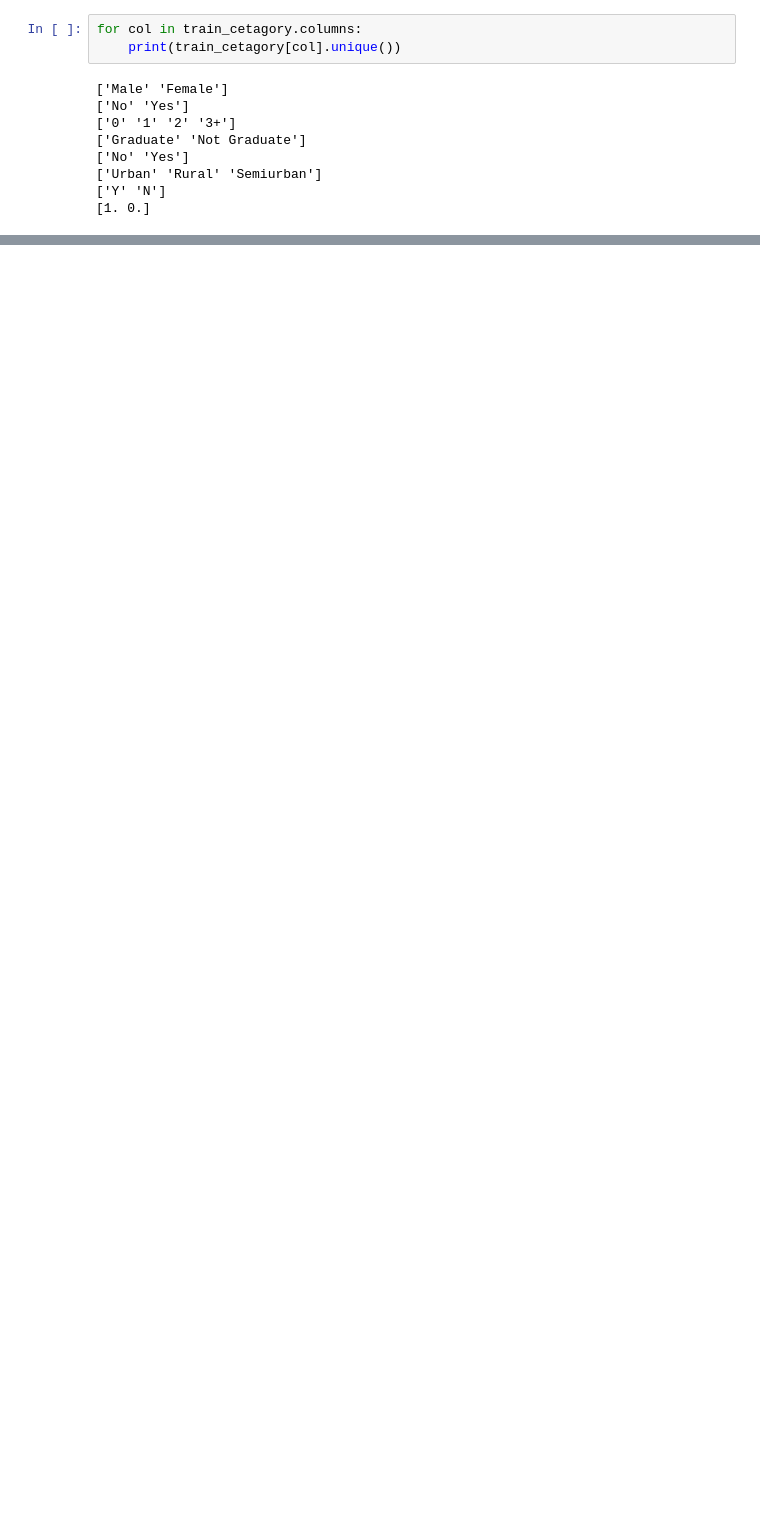
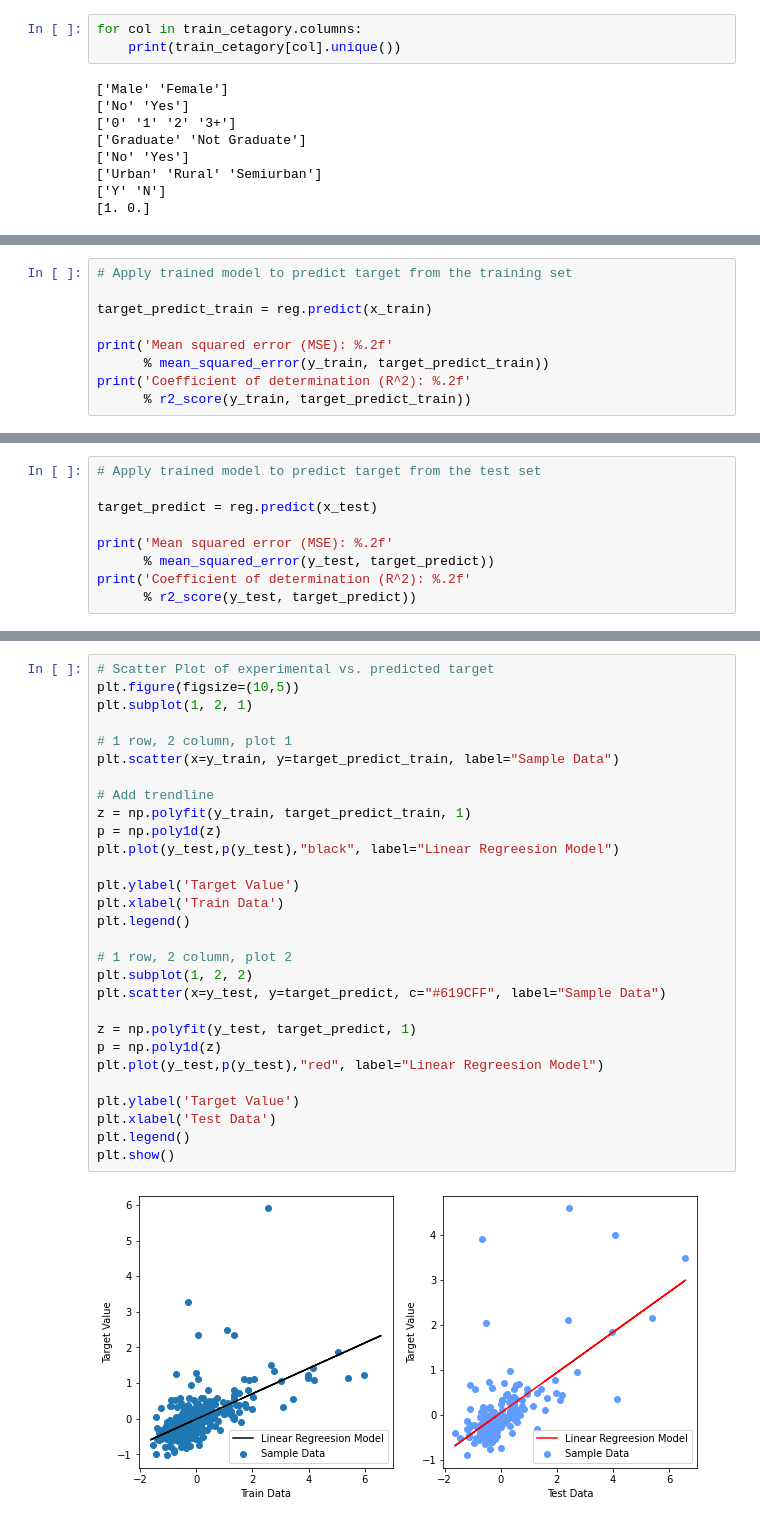
Before and after one commit to mawada-sweis/Loan-prediction-dataset, a Jupyter notebook: data_cleaning.ipynb, the cells around one changed output, grey strips where cells are left out. Cells and saved outputs as stored; diff of their text form; blank space fills up the shorter version.

Commit message:
Create Linear Model

```diff
--- a/data_cleaning.ipynb
+++ b/data_cleaning.ipynb
@@ -353,0 +411,9 @@ dtype: int64
+# %%
+# Apply trained model to predict target from the training set
+
+target_predict_train = reg.predict(x_train)
+
+print('Mean squared error (MSE): %.2f'
+      % mean_squared_error(y_train, target_predict_train))
+print('Coefficient of determination (R^2): %.2f'
+      % r2_score(y_train, target_predict_train))
@@ -353,0 +423,9 @@ dtype: int64
+# %%
+# Apply trained model to predict target from the test set
+
+target_predict = reg.predict(x_test)
+
+print('Mean squared error (MSE): %.2f'
+      % mean_squared_error(y_test, target_predict))
+print('Coefficient of determination (R^2): %.2f'
+      % r2_score(y_test, target_predict))
@@ -353,0 +435,31 @@ dtype: int64
+# %%
+# Scatter Plot of experimental vs. predicted target
+plt.figure(figsize=(10,5))
+plt.subplot(1, 2, 1)
+
+# 1 row, 2 column, plot 1
+plt.scatter(x=y_train, y=target_predict_train, label="Sample Data")
+
+# Add trendline
+z = np.polyfit(y_train, target_predict_train, 1)
+p = np.poly1d(z)
+plt.plot(y_test,p(y_test),"black", label="Linear Regreesion Model")
+
+plt.ylabel('Target Value')
+plt.xlabel('Train Data')
+plt.legend()
+
+# 1 row, 2 column, plot 2
+plt.subplot(1, 2, 2)
+plt.scatter(x=y_test, y=target_predict, c="#619CFF", label="Sample Data")
+
+z = np.polyfit(y_test, target_predict, 1)
+p = np.poly1d(z)
+plt.plot(y_test,p(y_test),"red", label="Linear Regreesion Model")
+
+plt.ylabel('Target Value')
+plt.xlabel('Test Data')
+plt.legend()
+plt.show()
+# %% [output]
+[figure, added]
```
Also changed, not shown: parts of 33 cells of this notebook.
